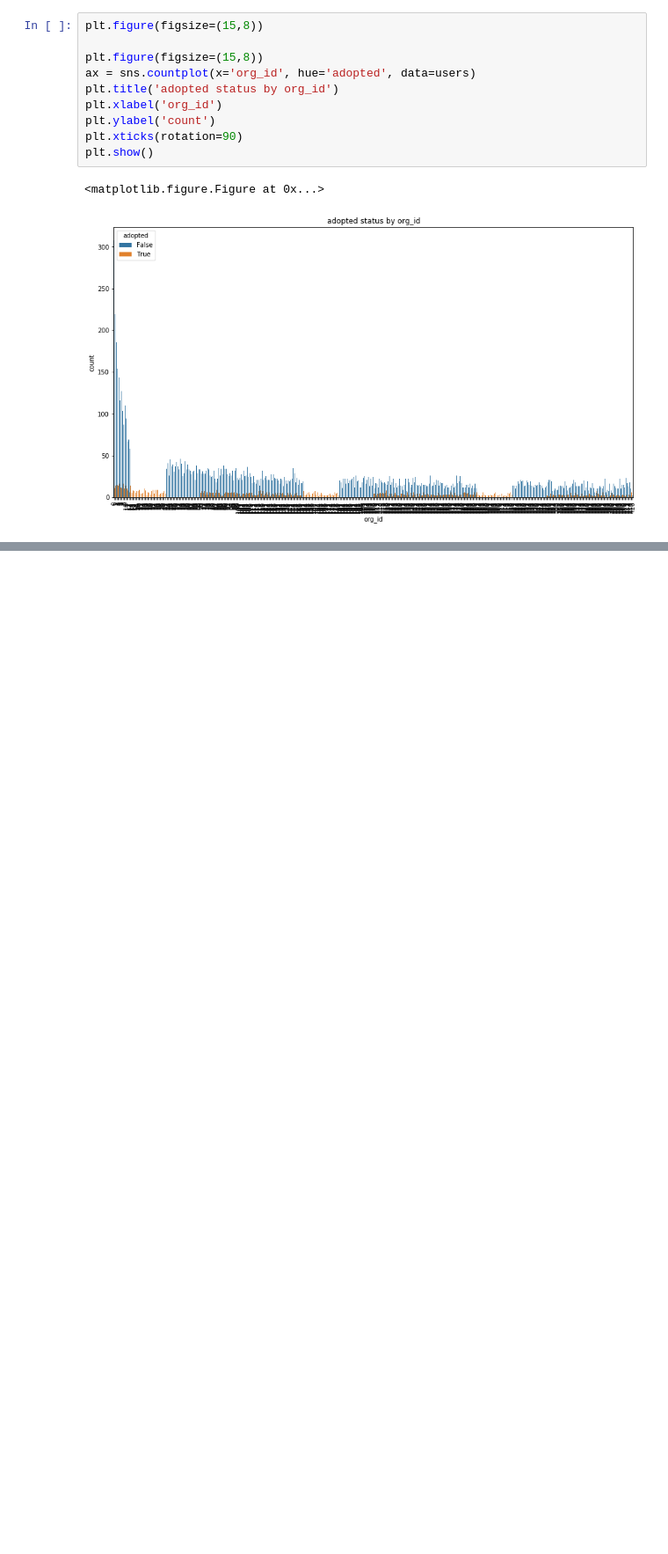
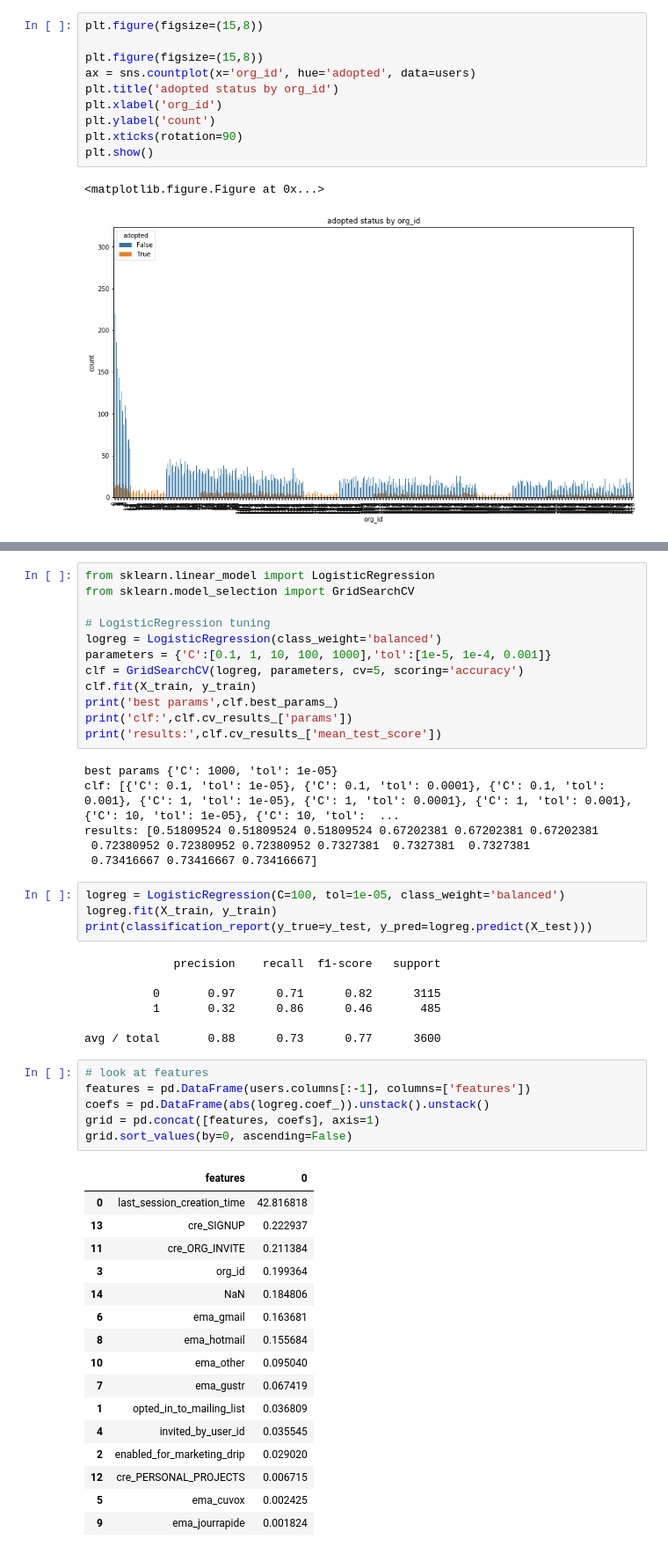
Before and after one commit to misterhappy2/relax, a Jupyter notebook: relax.ipynb, the cells around one changed output, grey strips where cells are left out. Shown at 88% size. Saved outputs shown, nothing was run; the diff lists cells and outputs as text; blank space fills up the shorter version.

```diff
--- a/relax.ipynb
+++ b/relax.ipynb
@@ -374,0 +408,52 @@ TypeError: float() argument must be a string or a number, not 'Timestamp'
+# %%
+from sklearn.linear_model import LogisticRegression
+from sklearn.model_selection import GridSearchCV
+
+# LogisticRegression tuning
+logreg = LogisticRegression(class_weight='balanced')
+parameters = {'C':[0.1, 1, 10, 100, 1000],'tol':[1e-5, 1e-4, 0.001]}
+clf = GridSearchCV(logreg, parameters, cv=5, scoring='accuracy')
+clf.fit(X_train, y_train)
+print('best params',clf.best_params_)
+print('clf:',clf.cv_results_['params'])
+print('results:',clf.cv_results_['mean_test_score'])
+# %% [output]
+best params {'C': 1000, 'tol': 1e-05}
+clf: [{'C': 0.1, 'tol': 1e-05}, {'C': 0.1, 'tol': 0.0001}, {'C': 0.1, 'tol': 0.001}, {'C': 1, 'tol': 1e-05}, {'C': 1, 'tol': 0.0001}, {'C': 1, 'tol': 0.001}, {'C': 10, 'tol': 1e-05}, {'C': 10, 'tol':  ...
+results: [0.51809524 0.51809524 0.51809524 0.67202381 0.67202381 0.67202381
+ 0.72380952 0.72380952 0.72380952 0.7327381  0.7327381  0.7327381
+ 0.73416667 0.73416667 0.73416667]
+# %%
+logreg = LogisticRegression(C=100, tol=1e-05, class_weight='balanced')
+logreg.fit(X_train, y_train)
+print(classification_report(y_true=y_test, y_pred=logreg.predict(X_test)))
+# %% [output]
+             precision    recall  f1-score   support
+
+          0       0.97      0.71      0.82      3115
+          1       0.32      0.86      0.46       485
+
+avg / total       0.88      0.73      0.77      3600
+# %%
+# look at features
+features = pd.DataFrame(users.columns[:-1], columns=['features'])
+coefs = pd.DataFrame(abs(logreg.coef_)).unstack().unstack()
+grid = pd.concat([features, coefs], axis=1)
+grid.sort_values(by=0, ascending=False)
+# %% [output]
+|  | features | 0 |
+| 0 | last_session_creation_time | 42.816818 |
+| 13 | cre_SIGNUP | 0.222937 |
+| 11 | cre_ORG_INVITE | 0.211384 |
+| 3 | org_id | 0.199364 |
+| 14 | NaN | 0.184806 |
+| 6 | ema_gmail | 0.163681 |
+| 8 | ema_hotmail | 0.155684 |
+| 10 | ema_other | 0.095040 |
+| 7 | ema_gustr | 0.067419 |
+| 1 | opted_in_to_mailing_list | 0.036809 |
+| 4 | invited_by_user_id | 0.035545 |
+| 2 | enabled_for_marketing_drip | 0.029020 |
+| 12 | cre_PERSONAL_PROJECTS | 0.006715 |
+| 5 | ema_cuvox | 0.002425 |
+| 9 | ema_jourrapide | 0.001824 |
```
Also changed, not shown: parts of 16 cells of this notebook.
